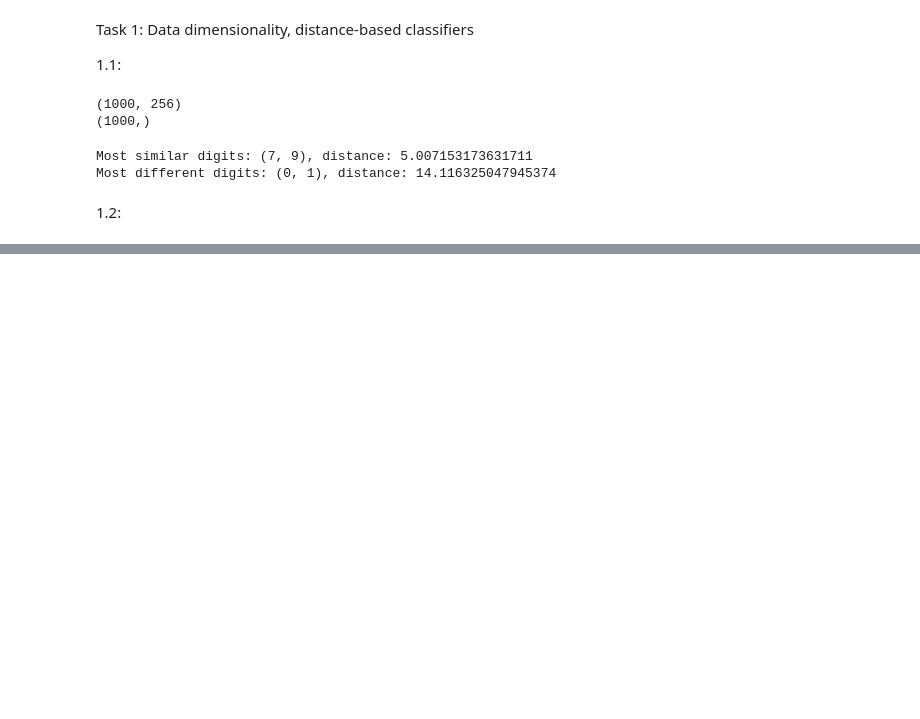
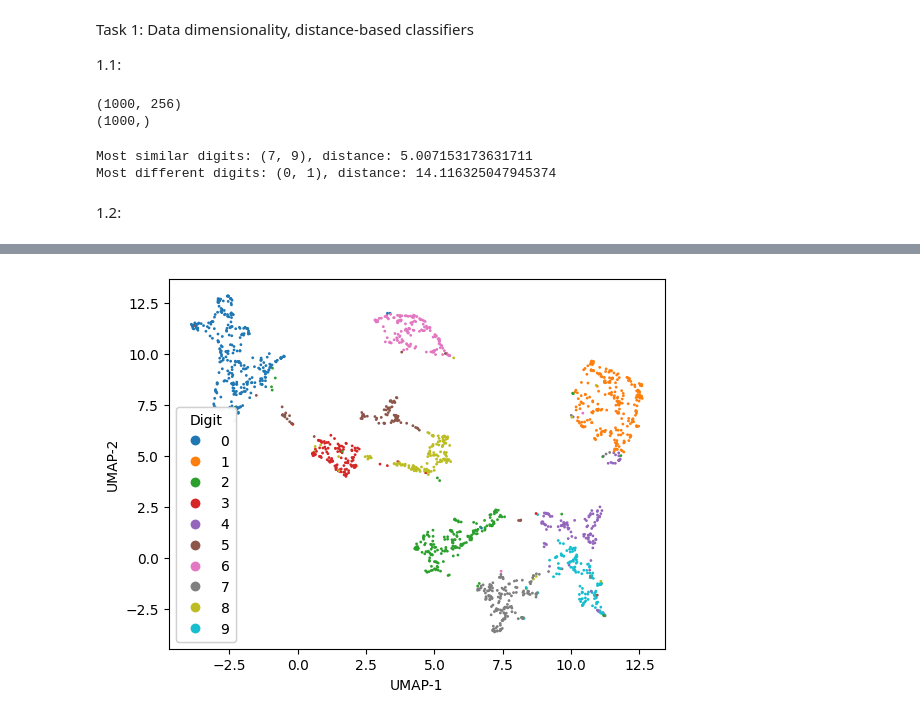
Before and after one commit to nielsklerk/IDL_Assignment0, a Jupyter notebook: task1.ipynb, the cells around one changed output, grey strips where cells are left out. Cells and saved outputs as stored; diff of their text form; code cells hidden in the pictures; blank space fills up the shorter version.

Commit message:
added umap

```diff
--- a/task1.ipynb
+++ b/task1.ipynb
@@ -61,0 +63,24 @@ plt.show()
+# %%
+embedding_2d  = umap.UMAP(n_neighbors=5,
+    min_dist=0.1).fit_transform(train_in)
+scatter = plt.scatter(
+    embedding_2d[:,0],
+    embedding_2d[:,1],
+    c=train_out,
+    s=1,
+    cmap='tab10'
+)
+
+plt.xlabel("UMAP-1")
+plt.ylabel("UMAP-2")
+
+legend = plt.legend(
+    *scatter.legend_elements(),
+    title="Digit"
+)
+
+plt.gca().add_artist(legend)
+
+plt.show()
+# %% [output]
+[figure, added]
```
Also changed, not shown: parts of 2 cells of this notebook.
